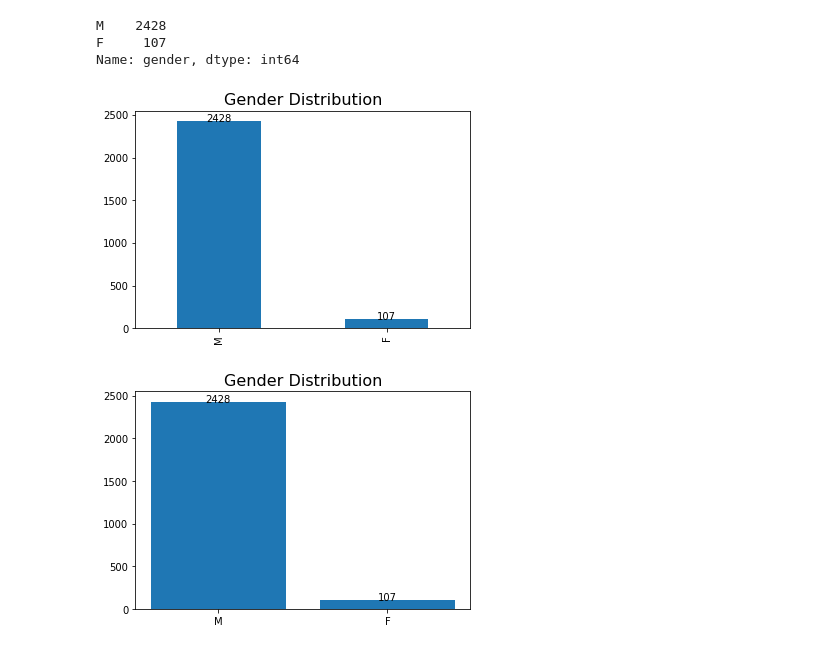
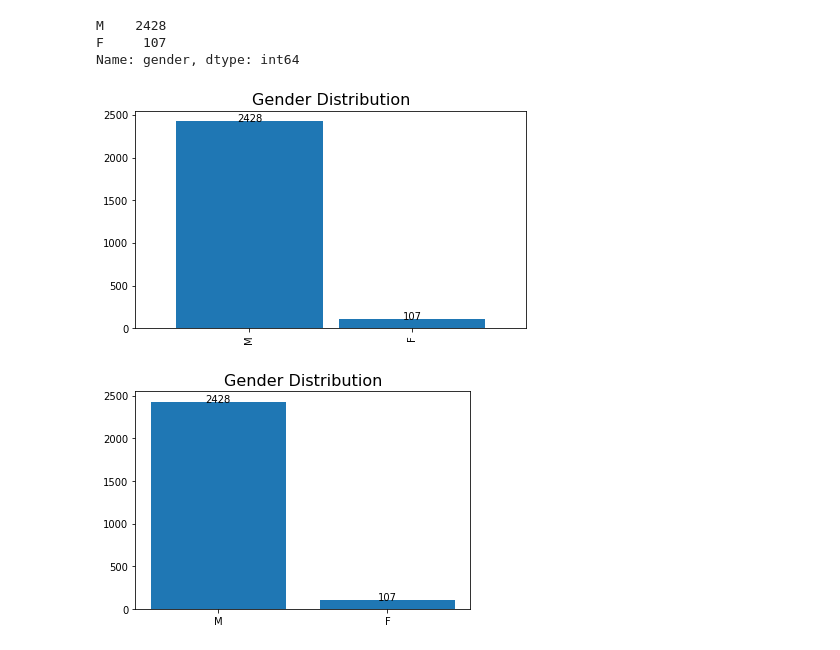
Before and after one commit to ussalbt/Assignment, a Jupyter notebook: Assignment_1_student.ipynb, the cells around one changed output. Drawn from its saved outputs; the diff is of its cells as text; code cells hidden in the pictures.

```diff
--- a/Assignment_1_student.ipynb
+++ b/Assignment_1_student.ipynb
@@ -47,17 +47,17 @@ M    2428
 F     107
 Name: gender, dtype: int64
 # %%
-gender_count.plot(kind = "bar", figsize = (6,4))
+gender_count.plot(kind = "bar", figsize = (6,4),width=0.9, )
 plt.title("Gender Distribution", fontsize = 16)
 
 plt.text
 
 for index, value in enumerate(gender_count):
     plt.text(index, value, str(value), ha = "center")
 
 plt.show()
 # %% [output]
-[figure, old version]
+[figure, new version]
 # %%
 
 fig, ax = plt.subplots(figsize = (6,4))
```
Also changed, not shown: parts of 6 cells of this notebook.
